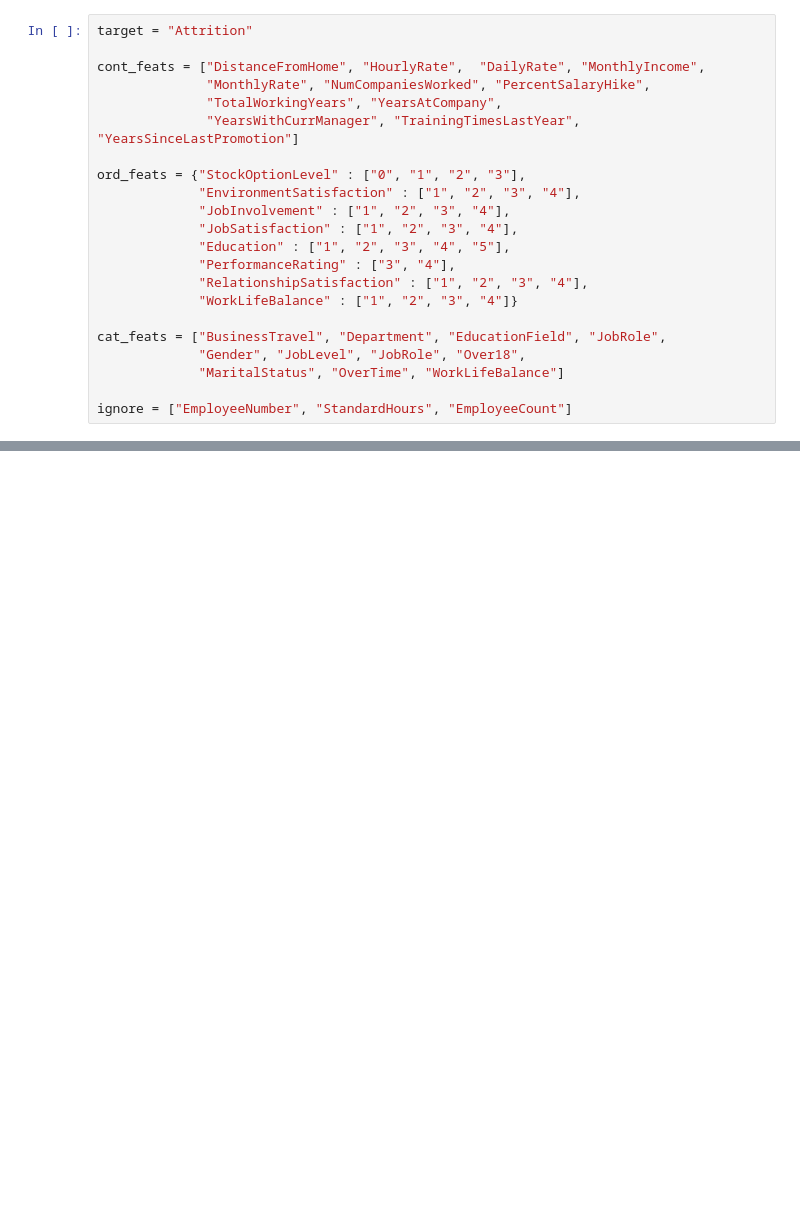
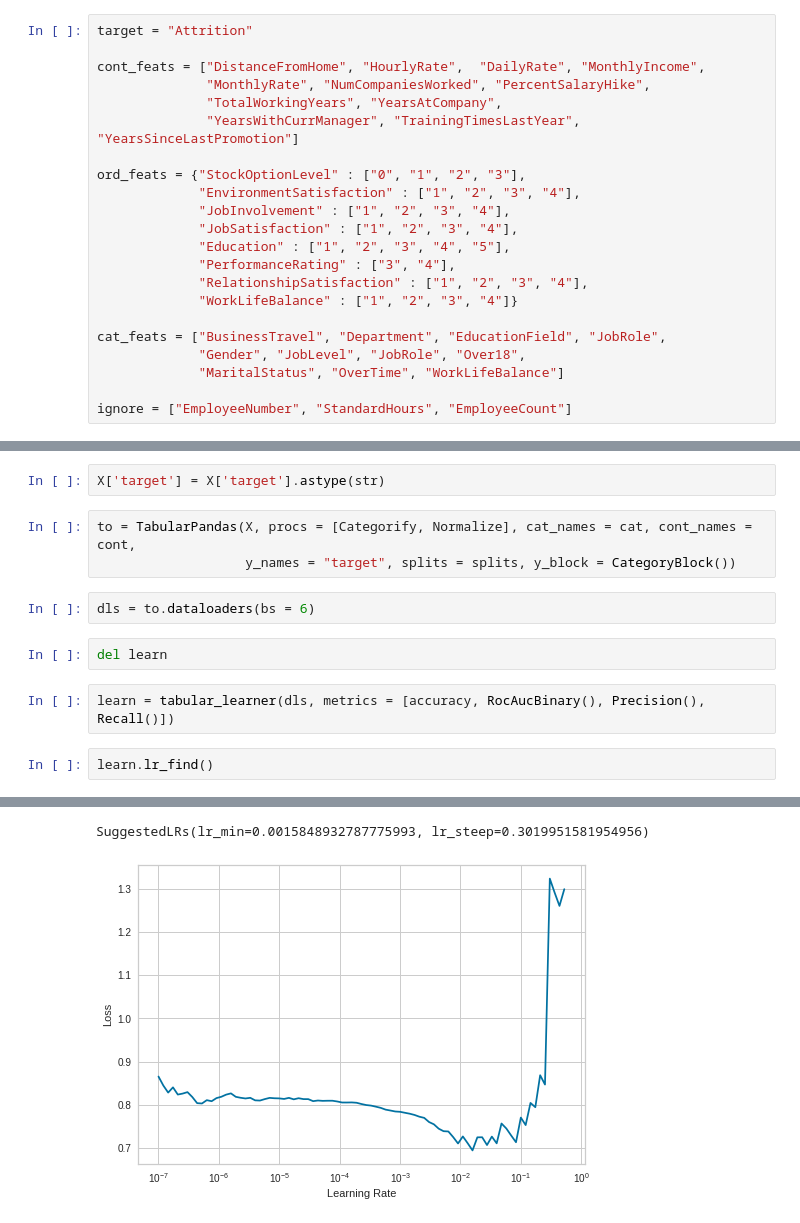
Before and after one commit to Oufattole/HR-Attrition, a Jupyter notebook: Predicting_employee_attrition.ipynb, the cells around one changed output, grey strips where cells are left out. Saved outputs shown, nothing was run; the diff lists cells and outputs as text; blank space fills up the shorter version.

```diff
--- a/Predicting_employee_attrition.ipynb
+++ b/Predicting_employee_attrition.ipynb
@@ -209,0 +237,14 @@ preds = clf.predict(X_test)
+# %%
+X['target'] = X['target'].astype(str)
+# %%
+to = TabularPandas(X, procs = [Categorify, Normalize], cat_names = cat, cont_names = cont,
+                   y_names = "target", splits = splits, y_block = CategoryBlock())
+# %%
+dls = to.dataloaders(bs = 6)
+# %%
+del learn
+# %%
+learn = tabular_learner(dls, metrics = [accuracy, RocAucBinary(), Precision(), Recall()])
+# %%
+learn.lr_find()
+# %% [output]
@@ -209,0 +252,2 @@ preds = clf.predict(X_test)
+SuggestedLRs(lr_min=0.0015848932787775993, lr_steep=0.3019951581954956)
+[figure, added]
```
Also changed, not shown: parts of 23 cells of this notebook.
